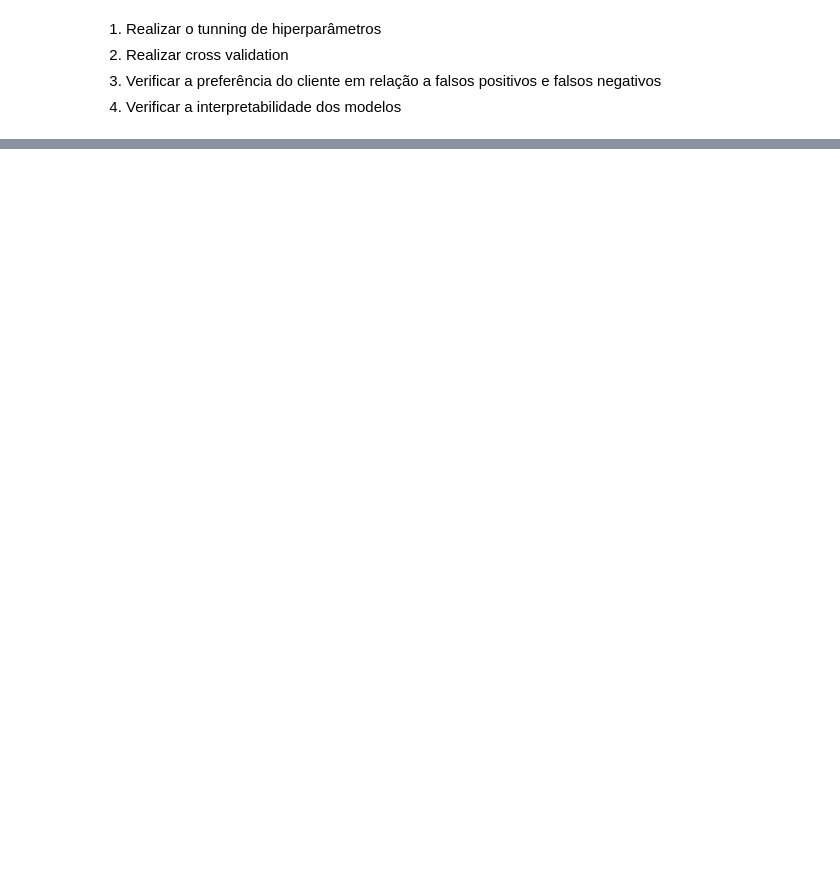
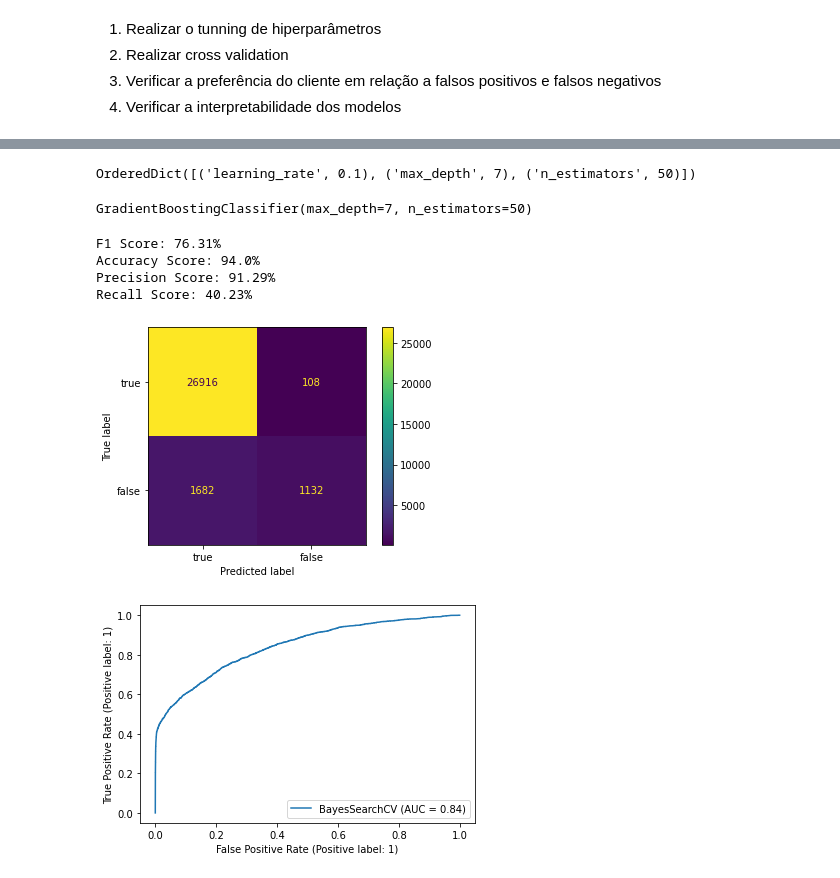
Before and after one commit to felipesilvaibi/predicao_churn, a Jupyter notebook: notebooks/analise_rep_oficial.ipynb, the cells around one changed output, grey strips where cells are left out. Drawn from its saved outputs; the diff is of its cells as text; code cells hidden in the pictures; blank space fills up the shorter version.

```diff
--- a/notebooks/analise_rep_oficial.ipynb
+++ b/notebooks/analise_rep_oficial.ipynb
@@ -1011,0 +1055,9 @@ weighted avg       0.97      0.94      0.95     29838
+# %%
+parameters = {
+    "n_estimators": [5, 50, 250, 500],
+    "max_depth": [1, 3, 5, 7, 9],
+    "learning_rate": [0.01, 0.1, 1, 10]
+}
+
+bayes_search = BayesSearchCV(modelGB, search_spaces=parameters, cv=3, n_jobs=-1, verbose=2)
+bayes_search.fit(X_train, y_train)
@@ -1011,0 +1135,47 @@ weighted avg       0.97      0.94      0.95     29838
+# %%
+bayes_search.best_params_
+# Results: OrderedDict([('learning_rate', 0.1), ('max_depth', 7), ('n_estimators', 50)])
+# %% [output]
+OrderedDict([('learning_rate', 0.1), ('max_depth', 7), ('n_estimators', 50)])
+# %%
+bayes_search.best_estimator_
+# Results: GradientBoostingClassifier(max_depth=7, n_estimators=50)
+# %% [output]
+GradientBoostingClassifier(max_depth=7, n_estimators=50)
+# %%
+y_pred = bayes_search.predict(X_test)
+
+f1 = round(f1_score(y_test, y_pred, average='macro')*100, 2)
+accuracy = round(accuracy_score(y_test, y_pred)*100, 2)
+precision = round(precision_score(y_test, y_pred)*100, 2)
+recall = round(recall_score(y_test, y_pred)*100, 2)
+
+
+print(f"F1 Score: {f1}%")
+print(f"Accuracy Score: {accuracy}%")
+print(f"Precision Score: {precision}%")
+print(f"Recall Score: {recall}%")
+
+metricas = {}
+metricas["GradientBoosting"] = {
+    "accuracy": accuracy,
+    "precision": precision,
+    "recall": recall,
+    "f1": f1
+}
+
+plot_confusion_matrix(bayes_search, X_test, y_test, display_labels=[
+                      "true", "false"], values_format="d")
+
+plt.grid(False)
+plt.show()
+
+plot_roc_curve(bayes_search, X_test, y_test)
+plt.show()
+# %% [output]
+F1 Score: 76.31%
+Accuracy Score: 94.0%
+Precision Score: 91.29%
+Recall Score: 40.23%
+[figure, added]
+[figure, added]
```
Also changed, not shown: parts of 36 cells of this notebook, 1 other file.
